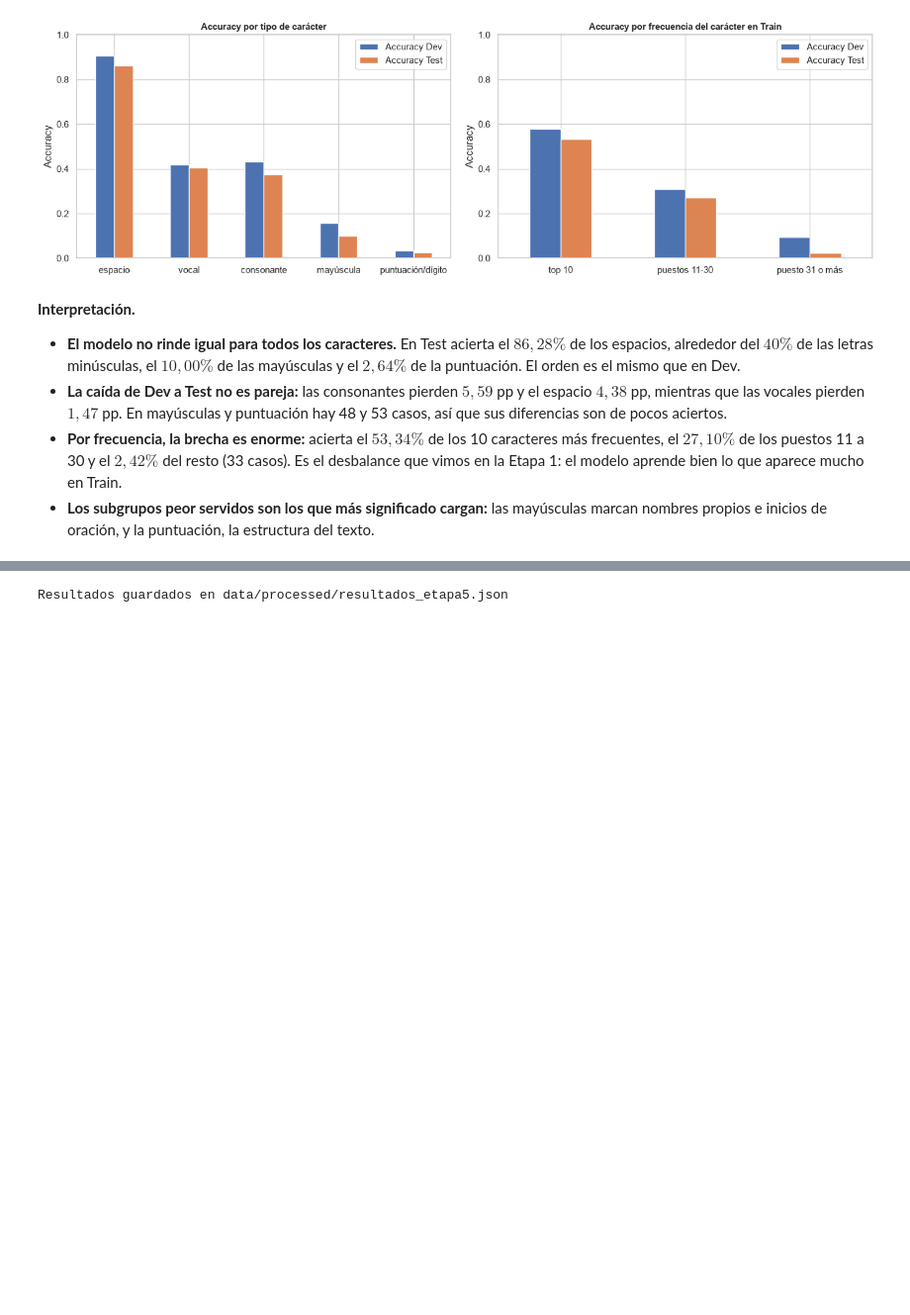
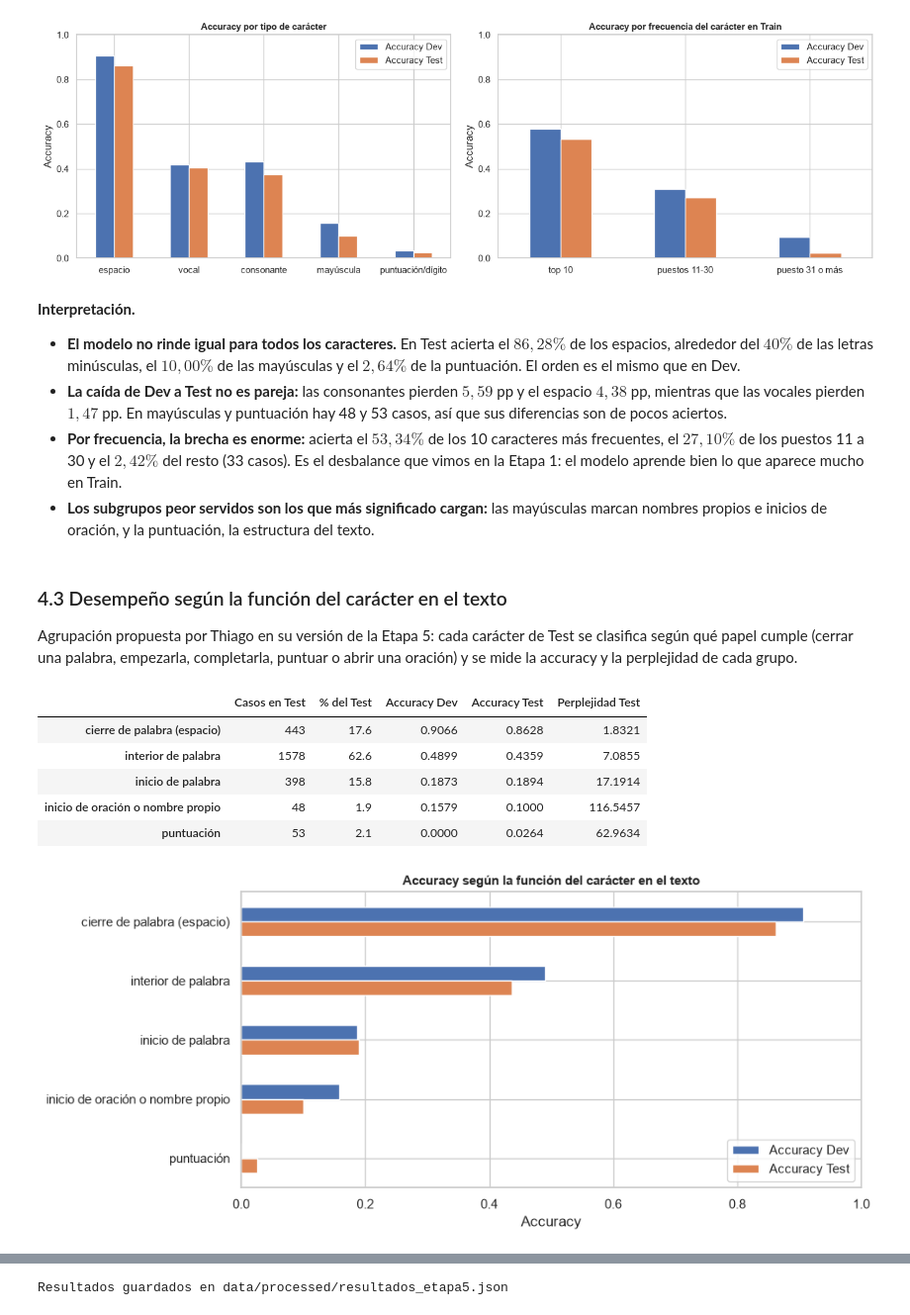
Before and after one commit to ThiagoZzzz/ia-generacion-caracteres, a Jupyter notebook: entrega/TP_IA2026_CARABAJAL_FERNANDEZ_MONTENEGRO_TheFestival/TP_IA2026_CARABAJAL_FERNANDEZ_MONTENEGRO_GRUPO9.ipynb, the cells around one changed output, grey strips where cells are left out. Shown at 99% size. Cells and saved outputs as stored; diff of their text form; code cells hidden in the pictures; blank space fills up the shorter version.

Commit message:
feat(etapa5): integrar el análisis por función del carácter y las propuestas de la versión de Thiago

```diff
--- a/entrega/TP_IA2026_CARABAJAL_FERNANDEZ_MONTENEGRO_TheFestival/TP_IA2026_CARABAJAL_FERNANDEZ_MONTENEGRO_GRUPO9.ipynb
+++ b/entrega/TP_IA2026_CARABAJAL_FERNANDEZ_MONTENEGRO_TheFestival/TP_IA2026_CARABAJAL_FERNANDEZ_MONTENEGRO_GRUPO9.ipynb
@@ -2744,7 +2746,7 @@ def construir_lstm(k, emb_dim, dropout, unidades=128):
 
 c = CFG_GANADOR
 k = c["k"]
-corridas, aciertos_dev, aciertos_test = [], [], []
+corridas, aciertos_dev, aciertos_test, p_real_test = [], [], [], []
 for s in SEEDS:
     keras.utils.set_random_seed(s)
     modelo = construir_lstm(k, c["emb_dim"], c["dropout"])
@@ -2760,6 +2762,7 @@ for s in SEEDS:
     p_test = modelo.predict(Xi_test[:, -k:], verbose=0)
     aciertos_dev.append(p_dev.argmax(axis=1) == yi_dev)
     aciertos_test.append(p_test.argmax(axis=1) == yi_test)
+    p_real_test.append(p_test[np.arange(len(yi_test)), yi_test])
     corridas.append({"seed": s, "tiempo": t_run, "epocas": len(h.history["loss"]),
                      "dev_acc": float(aciertos_dev[-1].mean()), "test_acc": float(aciertos_test[-1].mean()),
                      "dev_loss": float(-np.mean(np.log(p_dev[np.arange(len(yi_dev)), yi_dev] + 1e-12))),
@@ -2767,7 +2770,7 @@ for s in SEEDS:
     print(f"  semilla {s:>4}: Dev {corridas[-1]['dev_acc']*100:.2f}% | Test {corridas[-1]['test_acc']*100:.2f}% | {t_run:.0f} s")
 
 df_test = pd.DataFrame(corridas).set_index("seed")
-aciertos_dev, aciertos_test = np.array(aciertos_dev), np.array(aciertos_test)
+aciertos_dev, aciertos_test, p_real_test = np.array(aciertos_dev), np.array(aciertos_test), np.array(p_real_test)
 
 # Verificación: el reentrenamiento reproduce el Dev de la Etapa 3
 dif = abs(df_test["dev_acc"].mean() - rg["dev_acc_mean"]) * 100
@@ -2997,3 +3001,54 @@ plt.show()
 - **La caída de Dev a Test no es pareja:** las consonantes pierden $5,59$ pp y el espacio $4,38$ pp, mientras que las vocales pierden $1,47$ pp. En mayúsculas y puntuación hay 48 y 53 casos, así que sus diferencias son de pocos aciertos.
 - **Por frecuencia, la brecha es enorme:** acierta el $53,34\%$ de los 10 caracteres más frecuentes, el $27,10\%$ de los puestos 11 a 30 y el $2,42\%$ del resto (33 casos). Es el desbalance que vimos en la Etapa 1: el modelo aprende bien lo que aparece mucho en Train.
 - **Los subgrupos peor servidos son los que más significado cargan:** las mayúsculas marcan nombres propios e inicios de oración, y la puntuación, la estructura del texto.
+# %% [markdown]
+### 4.3 Desempeño según la función del carácter en el texto
+Agrupación propuesta por Thiago en su versión de la Etapa 5: cada carácter de Test se clasifica según qué papel cumple (cerrar una palabra, empezarla, completarla, puntuar o abrir una oración) y se mide la accuracy y la perplejidad de cada grupo.
+# %%
+# ==============================================================================
+# 4.3 SUBGRUPOS POR FUNCIÓN EN EL TEXTO (categorías de la versión de Thiago)
+# ==============================================================================
+def funcion_en_texto(ctx, ch):
+    previo = ctx[-1]
+    if ch in "\n.,;:!?—-\"'":
+        return "puntuación"
+    if ch == " ":
+        return "cierre de palabra (espacio)"
+    if previo in " \n—\"'" and ch.isalpha():
+        return "inicio de oración o nombre propio" if ch.isupper() else "inicio de palabra"
+    if ch.isupper():
+        return "mayúscula intermedia"
+    return "interior de palabra"
+
+ORDEN_FUNCION = ["cierre de palabra (espacio)", "interior de palabra", "inicio de palabra",
+                 "inicio de oración o nombre propio", "mayúscula intermedia", "puntuación"]
+func_test = np.array([funcion_en_texto(x, ch) for x, ch in zip(X_test, y_test)])
+func_dev = np.array([funcion_en_texto(x, ch) for x, ch in zip(X_dev, y_dev)])
+presentes = [g for g in ORDEN_FUNCION if (func_test == g).any()]
+
+# Perplejidad del grupo: exp de la entropía cruzada media de sus ventanas (5 semillas)
+df_func = pd.DataFrame({
+    "Casos en Test": [int((func_test == g).sum()) for g in presentes],
+    "% del Test": [round((func_test == g).mean() * 100, 1) for g in presentes],
+    "Accuracy Dev": [aciertos_dev[:, func_dev == g].mean() for g in presentes],
+    "Accuracy Test": [aciertos_test[:, func_test == g].mean() for g in presentes],
+    "Perplejidad Test": [float(np.exp(-np.mean(np.log(p_real_test[:, func_test == g] + 1e-12)))) for g in presentes],
+}, index=presentes).round(4)
+display(df_func)
+
+fig, ax = plt.subplots(figsize=(10, 4.5))
+df_func[["Accuracy Dev", "Accuracy Test"]].plot.barh(ax=ax)
+ax.set_xlim(0, 1)
+ax.set_xlabel("Accuracy")
+ax.invert_yaxis()
+ax.set_title("Accuracy según la función del carácter en el texto", fontsize=11, fontweight="bold")
+plt.tight_layout()
+plt.show()
+# %% [output]
+|  | Casos en Test | % del Test | Accuracy Dev | Accuracy Test | Perplejidad Test |
+| cierre de palabra (espacio) | 443 | 17.6 | 0.9066 | 0.8628 | 1.8321 |
+| interior de palabra | 1578 | 62.6 | 0.4899 | 0.4359 | 7.0855 |
+| inicio de palabra | 398 | 15.8 | 0.1873 | 0.1894 | 17.1914 |
+| inicio de oración o nombre propio | 48 | 1.9 | 0.1579 | 0.1000 | 116.5457 |
+| puntuación | 53 | 2.1 | 0.0000 | 0.0264 | 62.9634 |
+[figure, added]
```
Also changed, not shown: parts of 21 cells of this notebook, 12 other files.
